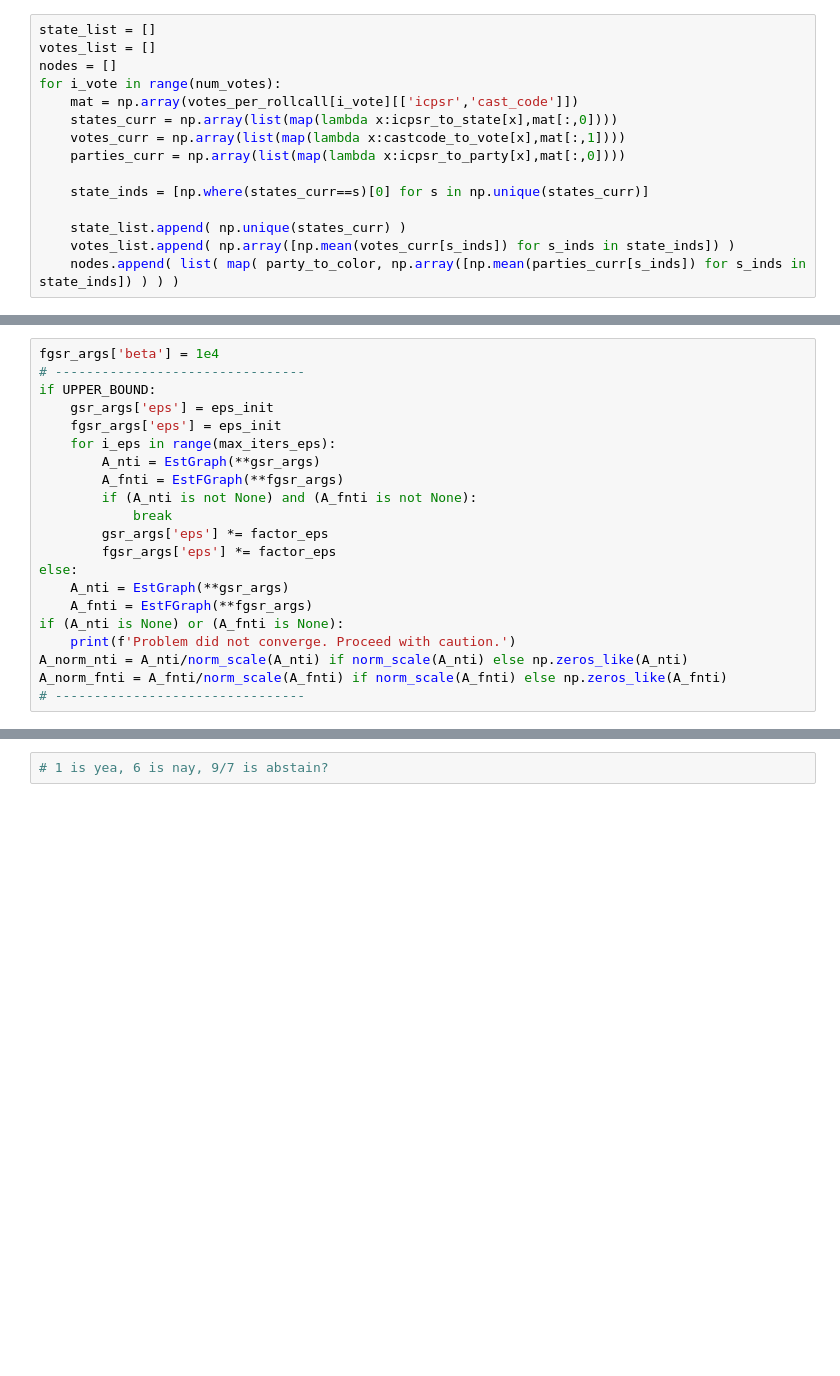
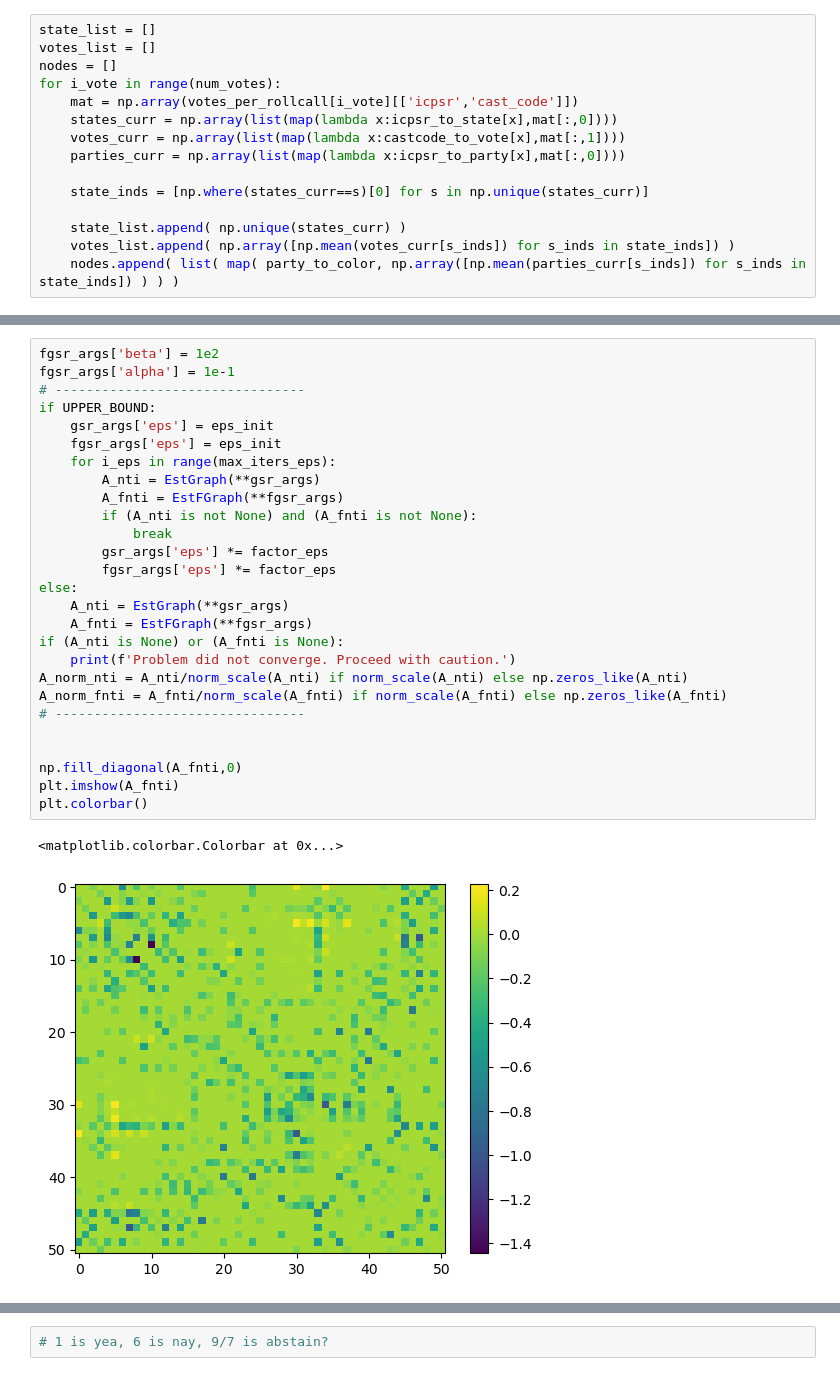
Before and after one commit to andreibuciulea/fair_GL, a Jupyter notebook: realdata_sims.ipynb, the cells around one changed output, grey strips where cells are left out. Drawn from its saved outputs; the diff is of its cells as text; blank space fills up the shorter version.

```diff
--- a/realdata_sims.ipynb
+++ b/realdata_sims.ipynb
@@ -192,24 +203,33 @@ Beta: 1.0000e+06
 # %%
-fgsr_args['beta'] = 1e4
+fgsr_args['beta'] = 1e2
+fgsr_args['alpha'] = 1e-1
 # --------------------------------
 if UPPER_BOUND:
     gsr_args['eps'] = eps_init
     fgsr_args['eps'] = eps_init
     for i_eps in range(max_iters_eps):
         A_nti = EstGraph(**gsr_args)
         A_fnti = EstFGraph(**fgsr_args)
         if (A_nti is not None) and (A_fnti is not None):
             break
         gsr_args['eps'] *= factor_eps
         fgsr_args['eps'] *= factor_eps
 else:
     A_nti = EstGraph(**gsr_args)
     A_fnti = EstFGraph(**fgsr_args)
 if (A_nti is None) or (A_fnti is None):
     print(f'Problem did not converge. Proceed with caution.')
 A_norm_nti = A_nti/norm_scale(A_nti) if norm_scale(A_nti) else np.zeros_like(A_nti)
 A_norm_fnti = A_fnti/norm_scale(A_fnti) if norm_scale(A_fnti) else np.zeros_like(A_fnti)
 # --------------------------------
+
+
+np.fill_diagonal(A_fnti,0)
+plt.imshow(A_fnti)
+plt.colorbar()
+# %% [output]
+<matplotlib.colorbar.Colorbar at 0x...>
+[figure, added]
 # %%
 from matplotlib import colormaps
 import networkx as nx
```
Also changed, not shown: parts of 3 cells of this notebook.
